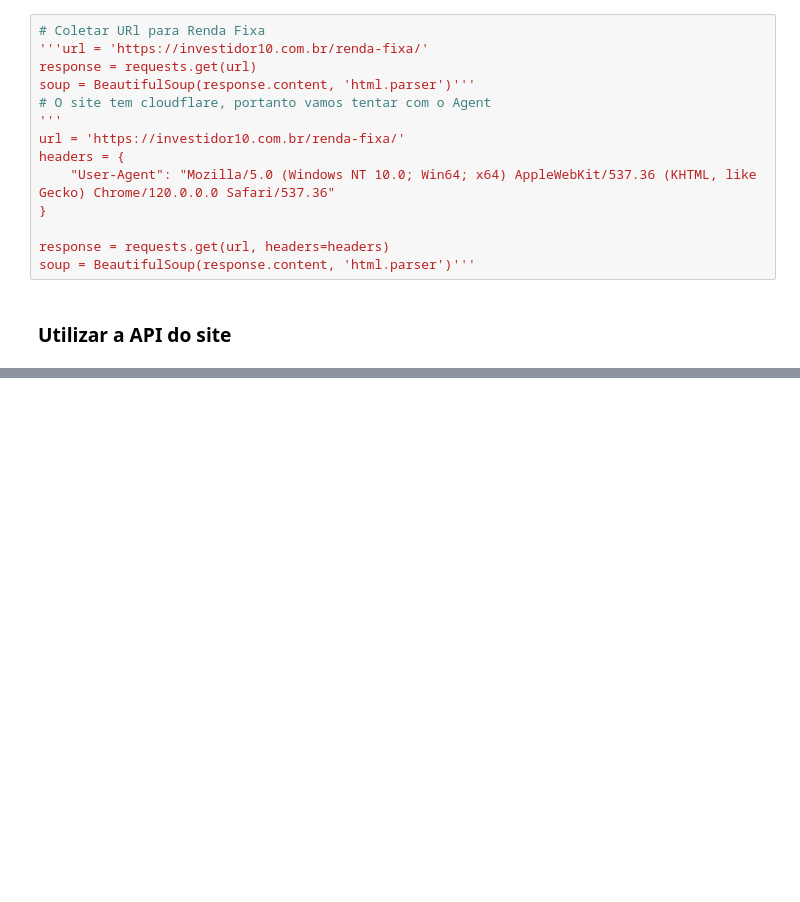
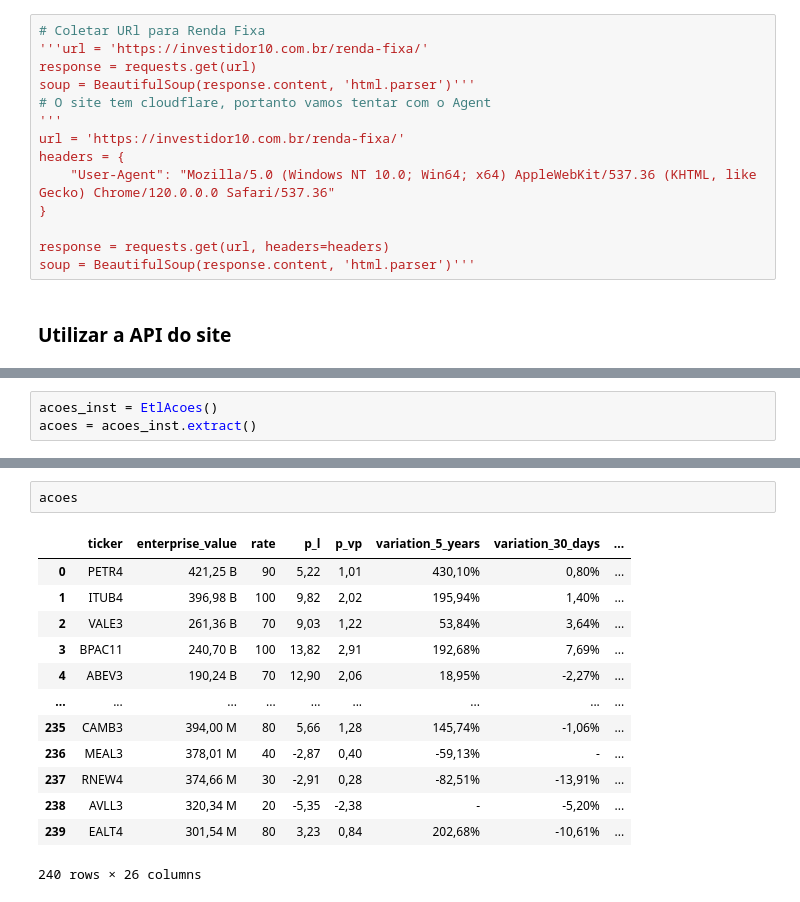
Before and after one commit to Guigarciarosa/InvestiPro, a Jupyter notebook: pipeline/notebooks/elt.ipynb, the cells around one changed output, grey strips where cells are left out. Drawn from its saved outputs; the diff is of its cells as text; blank space fills up the shorter version.

```diff
--- a/pipeline/notebooks/elt.ipynb
+++ b/pipeline/notebooks/elt.ipynb
@@ -108,0 +297,3 @@ pd.DataFrame data
+# %%
+acoes_inst = EtlAcoes()
+acoes = acoes_inst.extract()
@@ -108,0 +309,16 @@ pd.DataFrame data
+# %%
+acoes
+# %% [output]
+|  | ticker | enterprise_value | rate | p_l | p_vp | variation_5_years | variation_30_days | ... |
+| 0 | PETR4 | 421,25 B | 90 | 5,22 | 1,01 | 430,10% | 0,80% | ... |
+| 1 | ITUB4 | 396,98 B | 100 | 9,82 | 2,02 | 195,94% | 1,40% | ... |
+| 2 | VALE3 | 261,36 B | 70 | 9,03 | 1,22 | 53,84% | 3,64% | ... |
+| 3 | BPAC11 | 240,70 B | 100 | 13,82 | 2,91 | 192,68% | 7,69% | ... |
+| 4 | ABEV3 | 190,24 B | 70 | 12,90 | 2,06 | 18,95% | -2,27% | ... |
+| ... | ... | ... | ... | ... | ... | ... | ... | ... |
+| 235 | CAMB3 | 394,00 M | 80 | 5,66 | 1,28 | 145,74% | -1,06% | ... |
+| 236 | MEAL3 | 378,01 M | 40 | -2,87 | 0,40 | -59,13% | - | ... |
+| 237 | RNEW4 | 374,66 M | 30 | -2,91 | 0,28 | -82,51% | -13,91% | ... |
+| 238 | AVLL3 | 320,34 M | 20 | -5,35 | -2,38 | - | -5,20% | ... |
+| 239 | EALT4 | 301,54 M | 80 | 3,23 | 0,84 | 202,68% | -10,61% | ... |
+240 rows × 26 columns
```
Also changed, not shown: parts of 20 cells of this notebook, 1 other file.
